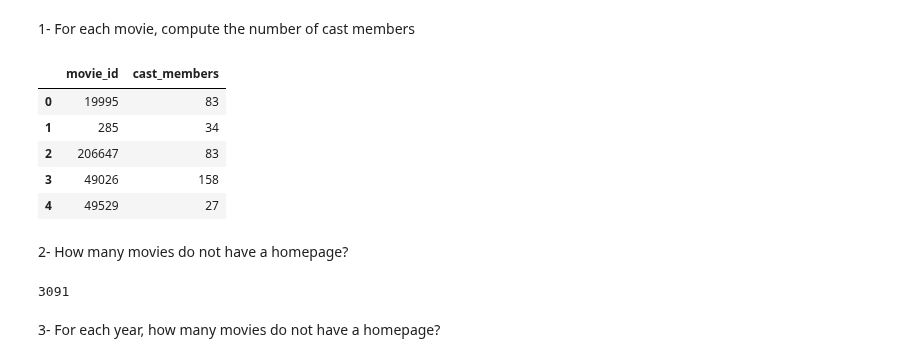
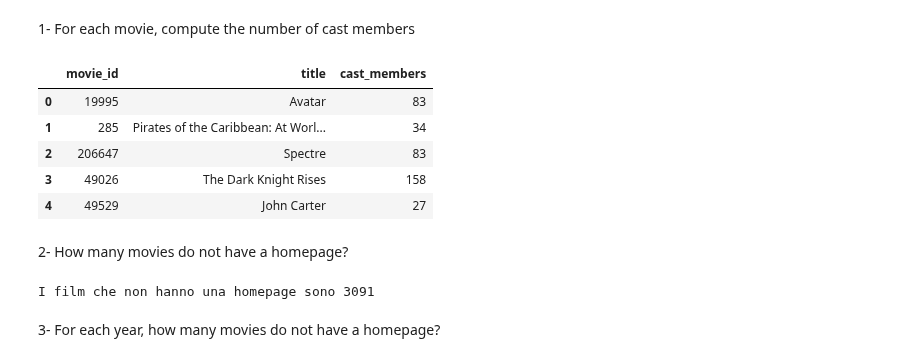
Before and after one commit to silviasantamaria/computerscience, a Jupyter notebook: NUOVO_PROJECT.ipynb, the cells around one changed output. Cells and saved outputs as stored; diff of their text form; code cells hidden in the pictures.

```diff
--- a/NUOVO_PROJECT.ipynb
+++ b/NUOVO_PROJECT.ipynb
@@ -28,22 +28,23 @@ credits.head()
 # %%
 def cast_members(data):
     item_dict = json.loads(data)
     return(len(item_dict))
 credits['cast_members'] = credits['cast'].apply(cast_members)
-credits[['movie_id','cast_members']].head()
+credits[['movie_id','title','cast_members']].head()
 # %% [output]
-|  | movie_id | cast_members |
-| 0 | 19995 | 83 |
-| 1 | 285 | 34 |
-| 2 | 206647 | 83 |
-| 3 | 49026 | 158 |
-| 4 | 49529 | 27 |
+|  | movie_id | title | cast_members |
+| 0 | 19995 | Avatar | 83 |
+| 1 | 285 | Pirates of the Caribbean: At Worl... | 34 |
+| 2 | 206647 | Spectre | 83 |
+| 3 | 49026 | The Dark Knight Rises | 158 |
+| 4 | 49529 | John Carter | 27 |
 # %% [markdown]
 2- How many movies do not have a homepage?
 # %%
-nohomepage=movies[movies['homepage'].isnull()]
-len(nohomepage.index)
+nohomepage = movies[movies['homepage'].isnull()]
+conteggio = len(nohomepage.index)
+print('I film che non hanno una homepage sono',conteggio)
 # %% [output]
-3091
+I film che non hanno una homepage sono 3091
 # %% [markdown]
 3- For each year, how many movies do not have a homepage?
```
Also changed, not shown: parts of 5 cells of this notebook.
